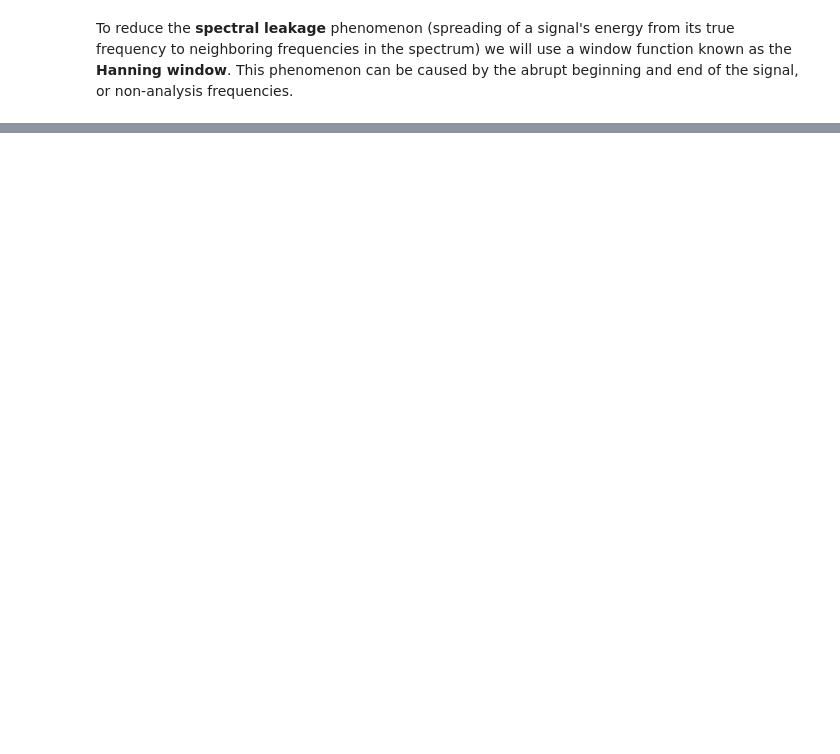
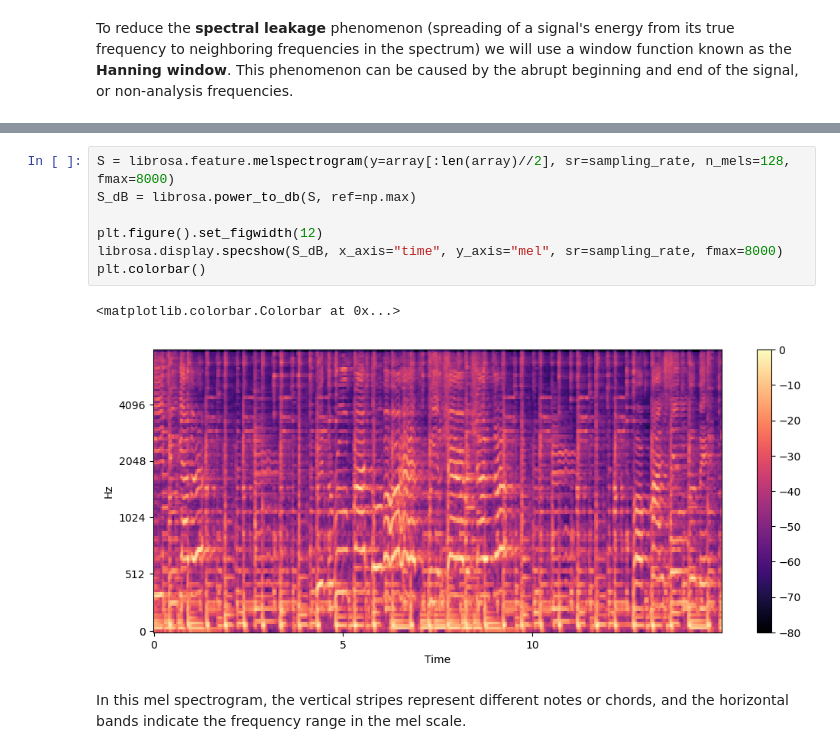
Before and after one commit to davidmayal23/music-genre-classification, a Jupyter notebook: notebooks/understanding_audio.ipynb, the cells around one changed output, grey strips where cells are left out. Saved outputs shown, nothing was run; the diff lists cells and outputs as text; blank space fills up the shorter version.

```diff
--- a/notebooks/understanding_audio.ipynb
+++ b/notebooks/understanding_audio.ipynb
@@ -127,0 +158,12 @@ plt.xscale("log")
+# %%
+S = librosa.feature.melspectrogram(y=array[:len(array)//2], sr=sampling_rate, n_mels=128, fmax=8000)
+S_dB = librosa.power_to_db(S, ref=np.max)
+
+plt.figure().set_figwidth(12)
+librosa.display.specshow(S_dB, x_axis="time", y_axis="mel", sr=sampling_rate, fmax=8000)
+plt.colorbar()
+# %% [output]
+<matplotlib.colorbar.Colorbar at 0x...>
+[figure, added]
+# %% [markdown]
+In this mel spectrogram, the vertical stripes represent different notes or chords, and the horizontal bands indicate the frequency range in the mel scale.
```
Also changed, not shown: parts of 10 cells of this notebook.
